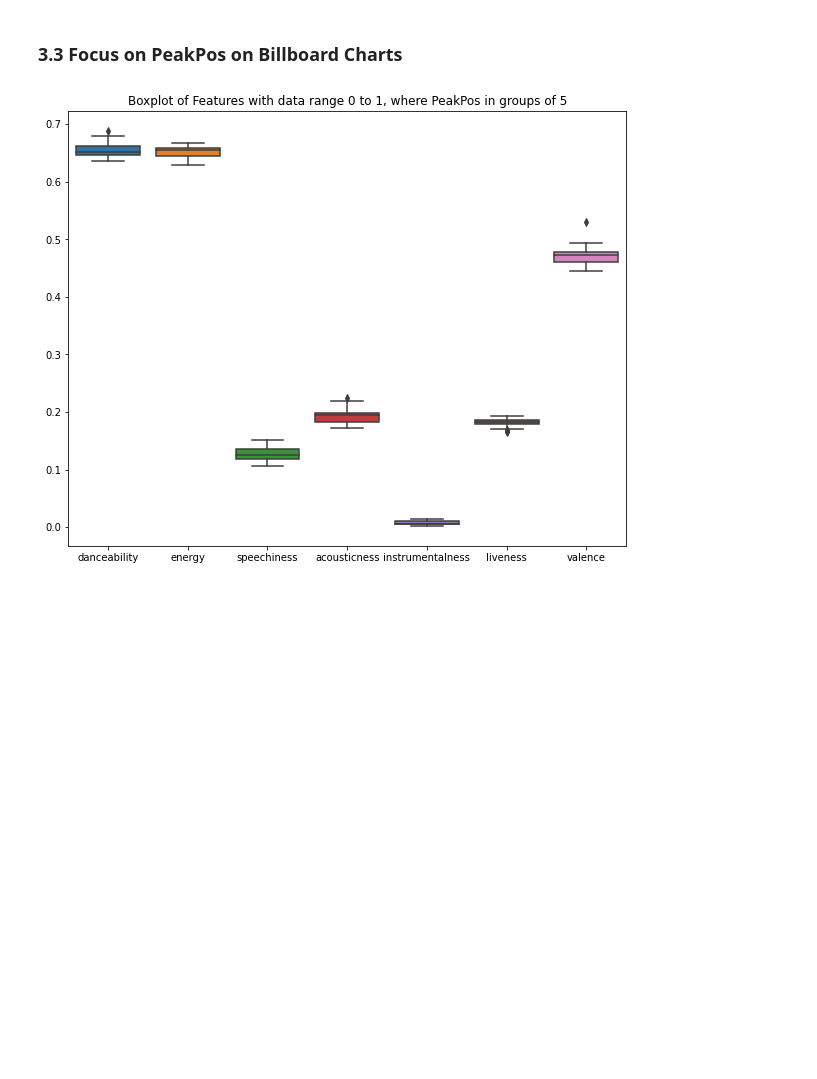
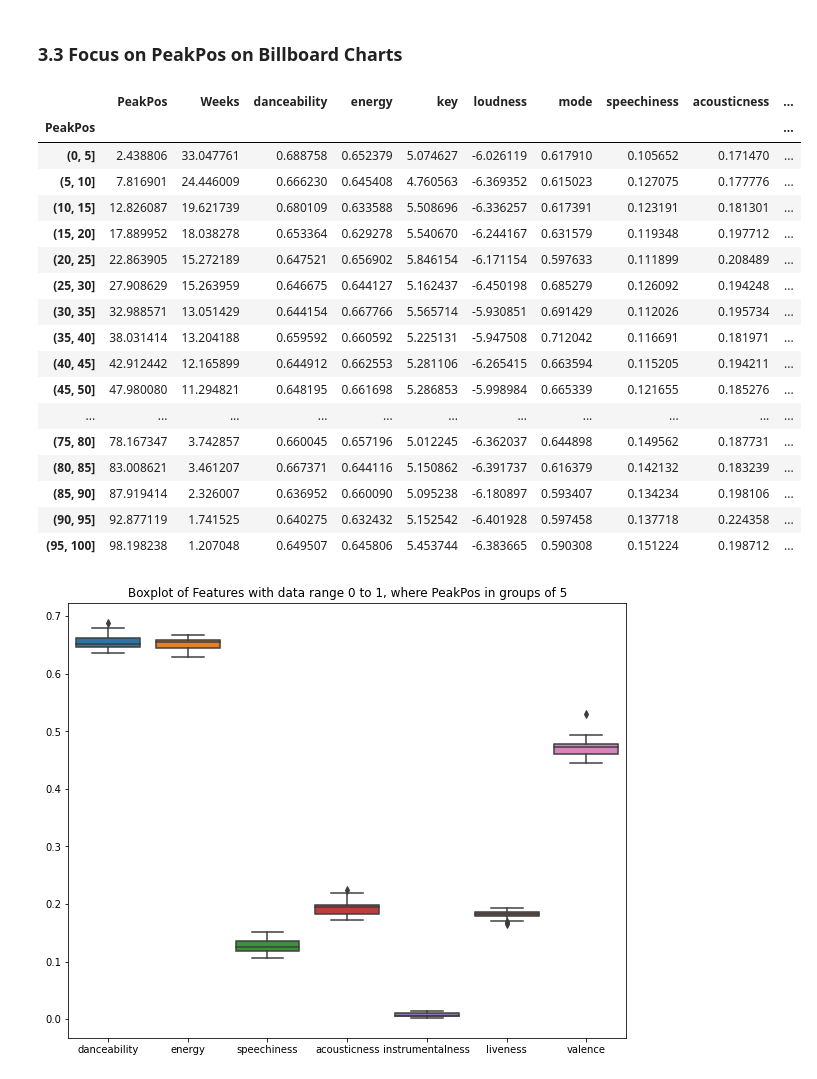
Before and after one commit to JelicaB/BillboardSongAnalysis, a Jupyter notebook: notebooks/3.0-JB-Exploratory-Data-Analysis.ipynb, the cells around one changed output. Drawn from its saved outputs; the diff is of its cells as text; code cells hidden in the pictures; blank space fills up the shorter version.

```diff
--- a/notebooks/3.0-JB-Exploratory-Data-Analysis.ipynb
+++ b/notebooks/3.0-JB-Exploratory-Data-Analysis.ipynb
@@ -228,8 +228,27 @@ genre_dummies
 # %%
 #isolating peakpos by groups of 5
 peak_pos = songs.groupby(pd.cut(songs["PeakPos"], np.arange(0, 101, 5))).mean()
 
-#peak_pos
+peak_pos
+# %% [output]
+|  | PeakPos | Weeks | danceability | energy | key | loudness | mode | speechiness | acousticness | ... |
+| PeakPos |  |  |  |  |  |  |  |  |  | ... |
+| (0, 5] | 2.438806 | 33.047761 | 0.688758 | 0.652379 | 5.074627 | -6.026119 | 0.617910 | 0.105652 | 0.171470 | ... |
+| (5, 10] | 7.816901 | 24.446009 | 0.666230 | 0.645408 | 4.760563 | -6.369352 | 0.615023 | 0.127075 | 0.177776 | ... |
+| (10, 15] | 12.826087 | 19.621739 | 0.680109 | 0.633588 | 5.508696 | -6.336257 | 0.617391 | 0.123191 | 0.181301 | ... |
+| (15, 20] | 17.889952 | 18.038278 | 0.653364 | 0.629278 | 5.540670 | -6.244167 | 0.631579 | 0.119348 | 0.197712 | ... |
+| (20, 25] | 22.863905 | 15.272189 | 0.647521 | 0.656902 | 5.846154 | -6.171154 | 0.597633 | 0.111899 | 0.208489 | ... |
+| (25, 30] | 27.908629 | 15.263959 | 0.646675 | 0.644127 | 5.162437 | -6.450198 | 0.685279 | 0.126092 | 0.194248 | ... |
+| (30, 35] | 32.988571 | 13.051429 | 0.644154 | 0.667766 | 5.565714 | -5.930851 | 0.691429 | 0.112026 | 0.195734 | ... |
+| (35, 40] | 38.031414 | 13.204188 | 0.659592 | 0.660592 | 5.225131 | -5.947508 | 0.712042 | 0.116691 | 0.181971 | ... |
+| (40, 45] | 42.912442 | 12.165899 | 0.644912 | 0.662553 | 5.281106 | -6.265415 | 0.663594 | 0.115205 | 0.194211 | ... |
+| (45, 50] | 47.980080 | 11.294821 | 0.648195 | 0.661698 | 5.286853 | -5.998984 | 0.665339 | 0.121655 | 0.185276 | ... |
+| ... | ... | ... | ... | ... | ... | ... | ... | ... | ... | ... |
+| (75, 80] | 78.167347 | 3.742857 | 0.660045 | 0.657196 | 5.012245 | -6.362037 | 0.644898 | 0.149562 | 0.187731 | ... |
+| (80, 85] | 83.008621 | 3.461207 | 0.667371 | 0.644116 | 5.150862 | -6.391737 | 0.616379 | 0.142132 | 0.183239 | ... |
+| (85, 90] | 87.919414 | 2.326007 | 0.636952 | 0.660090 | 5.095238 | -6.180897 | 0.593407 | 0.134234 | 0.198106 | ... |
+| (90, 95] | 92.877119 | 1.741525 | 0.640275 | 0.632432 | 5.152542 | -6.401928 | 0.597458 | 0.137718 | 0.224358 | ... |
+| (95, 100] | 98.198238 | 1.207048 | 0.649507 | 0.645806 | 5.453744 | -6.383665 | 0.590308 | 0.151224 | 0.198712 | ... |
 # %%
 plt.subplots(figsize=(10,8))
 sns.boxplot(data=peak_pos[zero_to_one_features])
```
Also changed, not shown: parts of 1 cell of this notebook, 2 other files.
